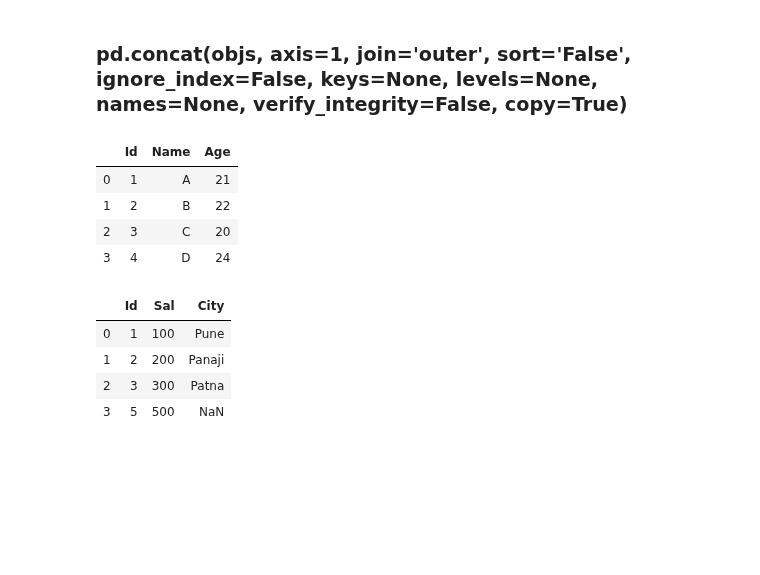
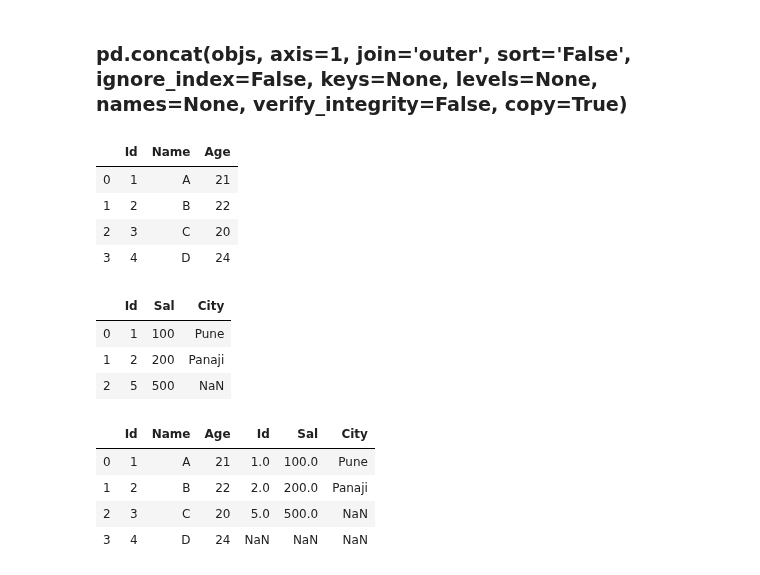
Before and after one commit to AbhishekKumar-0311/Machine-Learning-with-Python, a Jupyter notebook: Pandas/Learning_Pandas_Part_3.ipynb, the cells around one changed output. Cells and saved outputs as stored; diff of their text form; code cells hidden in the pictures; blank space fills up the shorter version.

```diff
--- a/Pandas/Learning_Pandas_Part_3.ipynb
+++ b/Pandas/Learning_Pandas_Part_3.ipynb
@@ -229,27 +223,33 @@ Using pd.concat(axis=1)
 # %%
 # Set up
 
 detail_1 = ({'Id'   : [1,2,3,4],
              'Name' : ['A','B','C','D'],
              'Age'  : [21,22,20,24] })
-detail_2 = ({'Id'   : [1,2,3,5],
-             'Sal'  : [100,200,300,500],
-             'City' : ['Pune','Panaji','Patna',np.NaN]})
+detail_2 = ({'Id'   : [1,2,5],
+             'Sal'  : [100,200,500],
+             'City' : ['Pune','Panaji',np.NaN]})
 
 dfh_1 = pd.DataFrame(detail_1)
 dfh_2 = pd.DataFrame(detail_2)
 dfh_1
 dfh_2
 # %% [output]
 |  | Id | Name | Age |
 | 0 | 1 | A | 21 |
 | 1 | 2 | B | 22 |
 | 2 | 3 | C | 20 |
 | 3 | 4 | D | 24 |
 |  | Id | Sal | City |
 | 0 | 1 | 100 | Pune |
 | 1 | 2 | 200 | Panaji |
-| 2 | 3 | 300 | Patna |
-| 3 | 5 | 500 | NaN |
+| 2 | 5 | 500 | NaN |
 # %%
-dfh_concat = pd.concat([dfh_1,dfh_2], axis=1, join = 'outer', ignore_index=False )
+dfh_concat = pd.concat([dfh_1,dfh_2], axis=1, join = 'outer', ignore_index=False, sort = True )
+dfh_concat
+# %% [output]
+|  | Id | Name | Age | Id | Sal | City |
+| 0 | 1 | A | 21 | 1.0 | 100.0 | Pune |
+| 1 | 2 | B | 22 | 2.0 | 200.0 | Panaji |
+| 2 | 3 | C | 20 | 5.0 | 500.0 | NaN |
+| 3 | 4 | D | 24 | NaN | NaN | NaN |
```
Also changed, not shown: parts of 4 cells of this notebook.
